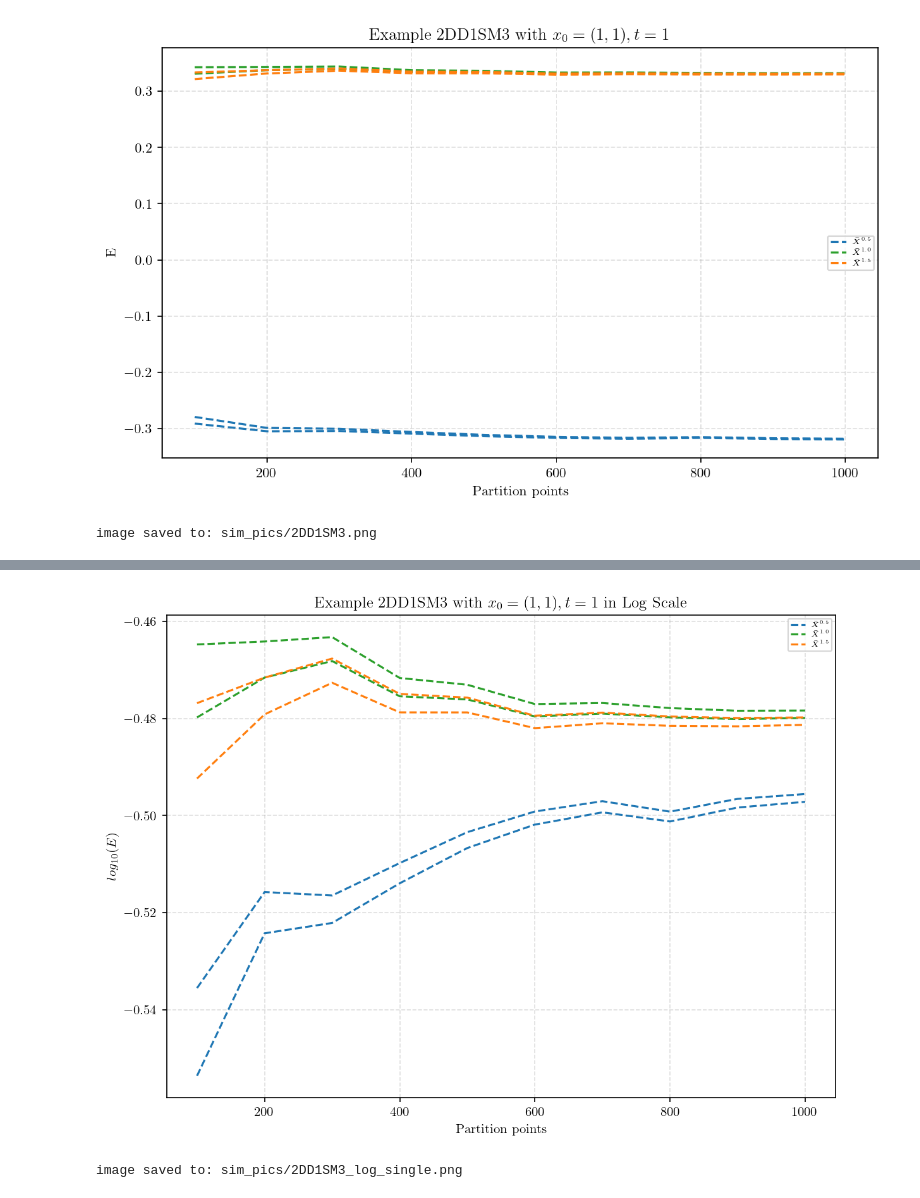
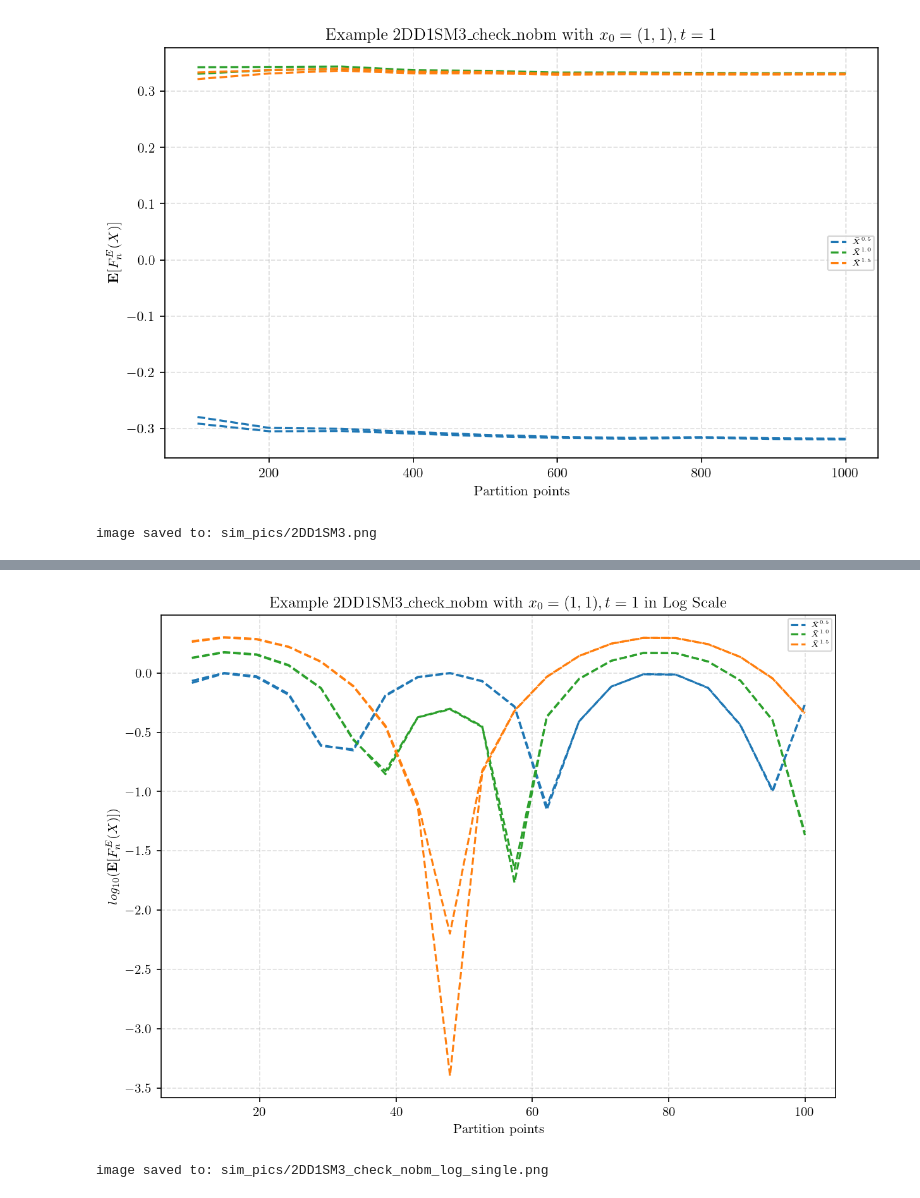
Before and after one commit to Andriyichenko/simulation, a Jupyter notebook: 2D/2D_plot.ipynb, the cells around one changed output, grey strips where cells are left out. Cells and saved outputs as stored; diff of their text form; code cells hidden in the pictures.

```diff
--- a/2D/2D_plot.ipynb
+++ b/2D/2D_plot.ipynb
@@ -306,5 +108,5 @@ plt.tight_layout()  # 自動的にレイアウトを調整する
 # %%
-#2DD1SM3
+#2DD1SM3_check_nobm plot
 #信頼区間公式 \bar{X} ± z * (s/√n)
 # ここで、\bar{X}は標本平均、zは信頼水準、sは標本標準偏差(SD)、nはサンプルサイズ(SS),(s/√n)は標準誤差(SE)
 import pandas as pd
@@ -324,8 +126,8 @@ def conf_level(a): #aは信頼度であり、ex:a=0.95なら95%信頼区間
     z=norm.ppf(1 - alpha / 2) #ここでPPF = Percaent Point Function,両側検定なのでalpha/2,norm.ppfは累積分布関数の逆関数、i.e.「何番目の値がこの累積確率になるのか？」を計算する
     return z
 
-df2 = pd.read_csv("../data_source/2DD1SM3_100_1000_data.csv")
-df3 = pd.read_csv("../data_source/2DD1SM3_100_1000_data.csv")
+df2 = pd.read_csv("../data_source/2DD1SM3_check_nobm_100_1000_data.csv")
+df3 = pd.read_csv("../data_source/2DD1SM3_check_nobm_100_1000_data.csv")
 
 
 #z信頼水準の計算,aは信頼度であり、ex:a=0.95なら95%信頼区間
@@ -360,9 +162,9 @@ plt.plot(df2["points"], A15_up_df2, linestyle="--", color="#ff7f0e", label=r"$\b
 plt.plot(df2["points"], A15_low_df2, linestyle="--", color="#ff7f0e")
 
 
-plt.title(r'Example 2DD1SM3 with $x_0 =(1,1), t=1$')
+plt.title(r'Example 2DD1SM3_check_nobm with $x_0 =(1,1), t=1$')
 plt.xlabel("Partition points")
-plt.ylabel("$\mathrm{E}$ ")
+plt.ylabel("$\mathbf{E}[F^E_{n}(X)]$")
 plt.grid(True, linestyle="--", alpha=0.4)
 plt.legend(fontsize=5.5, loc='best')
 plt.tight_layout()  # 自動的にレイアウトを調整する
@@ -370,10 +172,10 @@ plt.savefig(save_path, dpi=250, bbox_inches='tight')
 plt.show()
 print("image saved to:", save_path)
 # %% [output]
-[figure, old version]
+[figure, new version]
 image saved to: sim_pics/2DD1SM3.png
 # %%
-#2DD1SM3_log
+#2DD1SM3_check_nobm_log
 #信頼区間公式 \bar{X} ± z * (s/√n)
 # ここで、\bar{X}は標本平均、zは信頼水準、sは標本標準偏差(SD)、nはサンプルサイズ(SS),(s/√n)は標準誤差(SE)
 import pandas as pd
@@ -387,7 +189,7 @@ plt.rcParams['font.family'] = 'Hiragino Sans'
 save_dir = Path("sim_pics")  # フォルダー保存先
 save_dir.mkdir(exist_ok=True)
 
-save_path = save_dir / "2DD1SM3_log_single.png"  # 画像保存パス
+save_path = save_dir / "2DD1SM3_check_nobm_log_single.png"  # 画像保存パス
 
 # 信頼水準(confidence level)の関数
 def conf_level(a):  # aは信頼度であり、ex:a=0.95なら95%信頼区間
@@ -458,9 +260,9 @@ ax.plot(df2["points"], A15_up_df2_log,  linestyle="--", color="#ff7f0e", label=r
 ax.plot(df2["points"], A15_low_df2_log, linestyle="--", color="#ff7f0e")
 
 #
-ax.set_title(r'Example 2DD1SM3 with $x_0=(1,1),t=1$ in Log Scale')
+ax.set_title(r'Example 2DD1SM3_check_nobm with $x_0=(1,1),t=1$ in Log Scale')
 ax.set_xlabel("Partition points")
-ax.set_ylabel(r"$log_{10}(E)$")
+ax.set_ylabel(r"$log_{10}(\mathbf{E}[F^E_{n}(X)])$")
 ax.grid(True, linestyle="--", alpha=0.4)
 ax.legend(fontsize=8, loc='best')
 plt.legend(fontsize=5.5, loc='best')
@@ -472,3 +275,3 @@ print("image saved to:", save_path)
-[figure, old version]
+[figure, new version]
-image saved to: sim_pics/2DD1SM3_log_single.png
+image saved to: sim_pics/2DD1SM3_check_nobm_log_single.png
 # %% [markdown]
```
Also changed, not shown: parts of 47 cells of this notebook, 51 other files.
